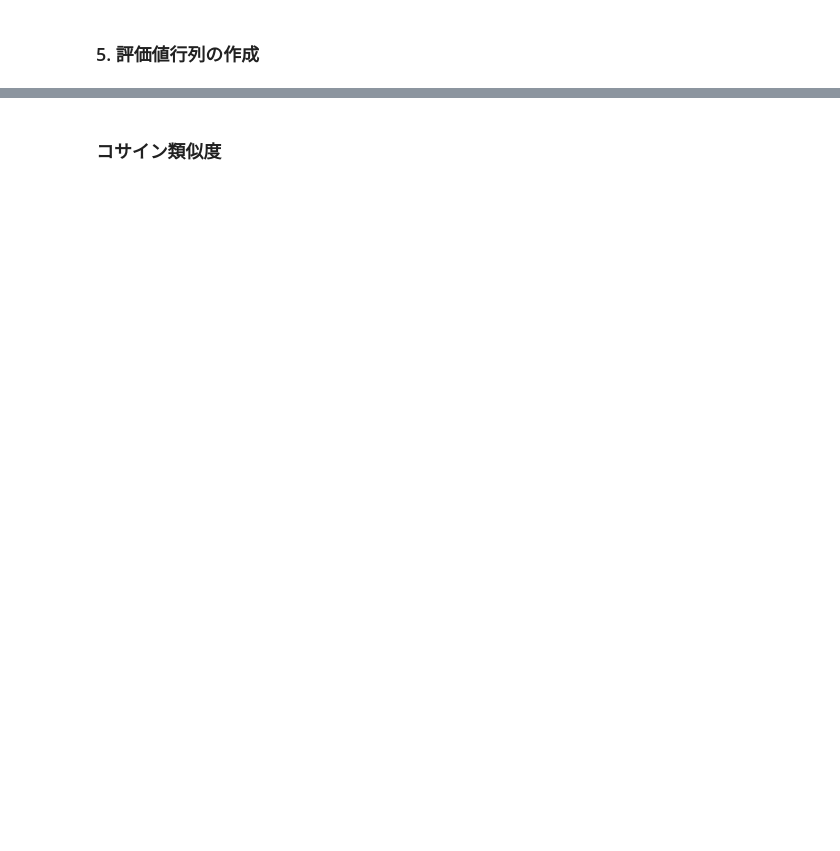
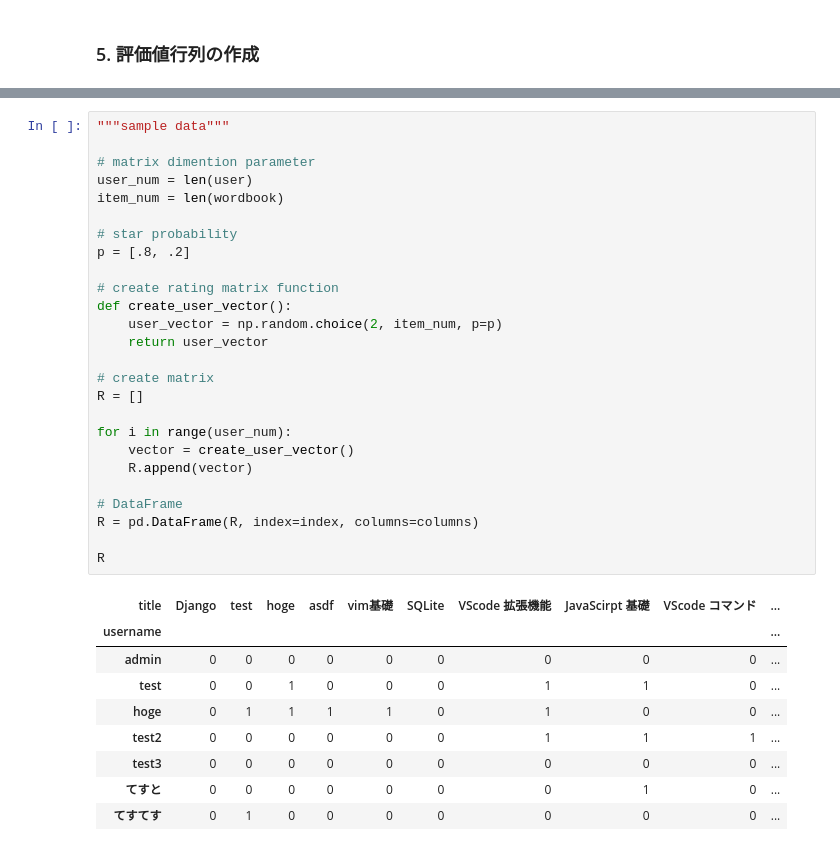
Before and after one commit to emori92/wordbook, a Jupyter notebook: notepad/my_script/recommender.ipynb, the cells around one changed output, grey strips where cells are left out. Drawn from its saved outputs; the diff is of its cells as text; blank space fills up the shorter version.

```diff
--- a/notepad/my_script/recommender.ipynb
+++ b/notepad/my_script/recommender.ipynb
@@ -148,2 +158,36 @@ FROM
-# %% [markdown]
-### コサイン類似度
+# %%
+"""sample data"""
+
+# matrix dimention parameter
+user_num = len(user)
+item_num = len(wordbook)
+
+# star probability
+p = [.8, .2]
+
+# create rating matrix function
+def create_user_vector():
+    user_vector = np.random.choice(2, item_num, p=p)
+    return user_vector
+
+# create matrix
+R = []
+
+for i in range(user_num):
+    vector = create_user_vector()
+    R.append(vector)
+
+# DataFrame
+R = pd.DataFrame(R, index=index, columns=columns)
+
+R
+# %% [output]
+| title | Django | test | hoge | asdf | vim基礎 | SQLite | VScode 拡張機能 | JavaScirpt 基礎 | VScode コマンド | ... |
+| username |  |  |  |  |  |  |  |  |  | ... |
+| admin | 0 | 0 | 0 | 0 | 0 | 0 | 0 | 0 | 0 | ... |
+| test | 0 | 0 | 1 | 0 | 0 | 0 | 1 | 1 | 0 | ... |
+| hoge | 0 | 1 | 1 | 1 | 1 | 0 | 1 | 0 | 0 | ... |
+| test2 | 0 | 0 | 0 | 0 | 0 | 0 | 1 | 1 | 1 | ... |
+| test3 | 0 | 0 | 0 | 0 | 0 | 0 | 0 | 0 | 0 | ... |
+| てすと | 0 | 0 | 0 | 0 | 0 | 0 | 0 | 1 | 0 | ... |
+| てすてす | 0 | 1 | 0 | 0 | 0 | 0 | 0 | 0 | 0 | ... |
```
Also changed, not shown: parts of 14 cells of this notebook, 8 other files.
